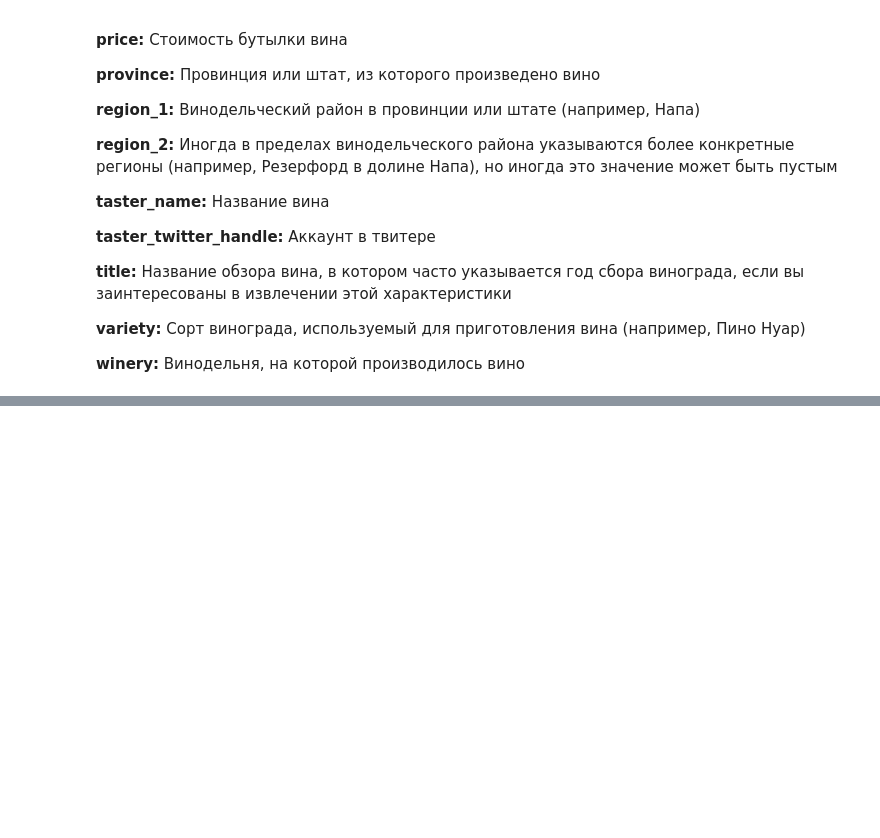
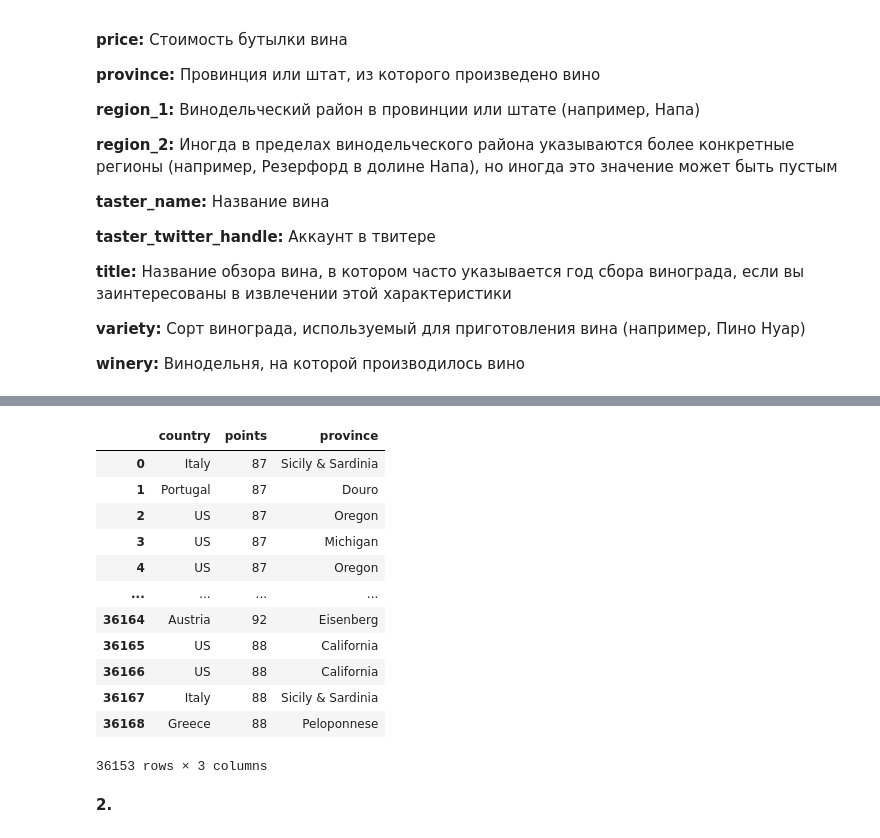
Before and after one commit to polinakochneva1/me_labs_house, a Jupyter notebook: георгий_1.ipynb, the cells around one changed output, grey strips where cells are left out. Drawn from its saved outputs; the diff is of its cells as text; code cells hidden in the pictures; blank space fills up the shorter version.

```diff
--- a/георгий_1.ipynb
+++ b/георгий_1.ipynb
@@ -150,0 +171,20 @@ memory usage: 5.0+ MB
+# %%
+X=df.drop(columns=['price'])
+Y = df['price']
+X
+# %% [output]
+|  | country | points | province |
+| 0 | Italy | 87 | Sicily & Sardinia |
+| 1 | Portugal | 87 | Douro |
+| 2 | US | 87 | Oregon |
+| 3 | US | 87 | Michigan |
+| 4 | US | 87 | Oregon |
+| ... | ... | ... | ... |
+| 36164 | Austria | 92 | Eisenberg |
+| 36165 | US | 88 | California |
+| 36166 | US | 88 | California |
+| 36167 | Italy | 88 | Sicily & Sardinia |
+| 36168 | Greece | 88 | Peloponnese |
+36153 rows × 3 columns
+# %% [markdown]
+**2.**
```
Also changed, not shown: parts of 20 cells of this notebook.
